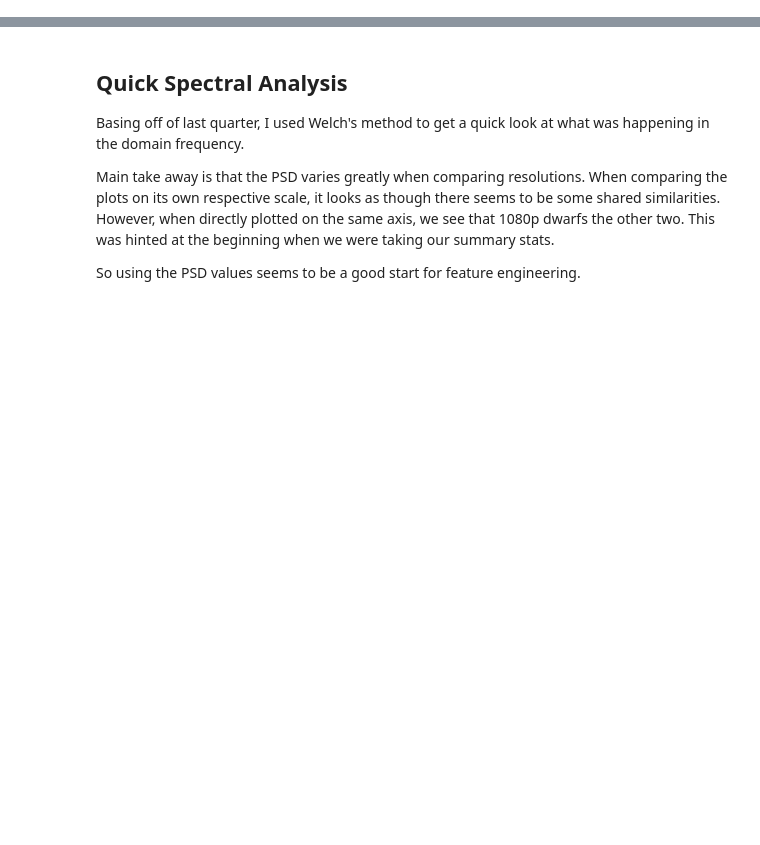
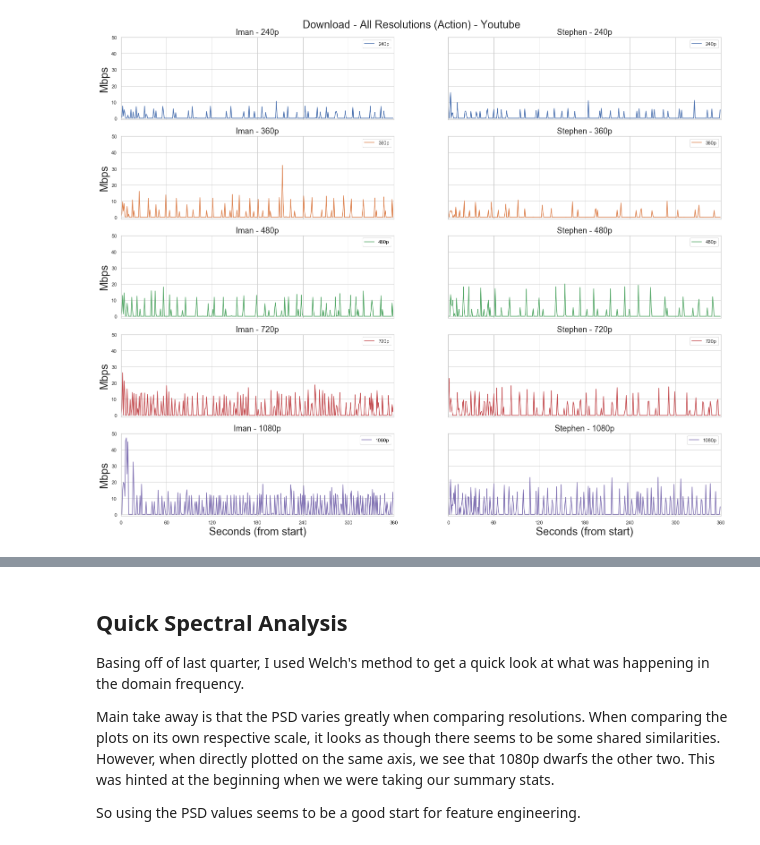
Before and after one commit to stephdoan/ResRecovery, a Jupyter notebook: notebooks/EDA.ipynb, the cells around one changed output, grey strips where cells are left out. Drawn from its saved outputs; the diff is of its cells as text; code cells hidden in the pictures; blank space fills up the shorter version.

```diff
--- a/notebooks/EDA.ipynb
+++ b/notebooks/EDA.ipynb
@@ -10,6 +10,7 @@ from scipy import signal
 
 import matplotlib.pyplot as plt
 import seaborn as sns
+sns.set()
 
 import warnings
 warnings.filterwarnings('ignore')
@@ -22,3 +24 @@ from utils import *
-# %%
-sns.set(rc={'figure.figsize':(20,5)})
 # %%
@@ -59,4 +46,14 @@ shs_high = filter_ip(shrimant_high)
 # %%
-stdoan_low = pd.read_csv(low_fp + 'stdoan-101-action-240p-20201127.csv')
-stdoan_med = pd.read_csv(med_fp + 'stdoan-101-action-480p-20201127.csv')
-stdoan_high = pd.read_csv(high_fp + 'stdoan-101-action-1080p-20201127.csv')
+stdoan_two_four = pd.read_csv(two_four_fp + "stdoan-101-action-240p-20201127.csv")
+stdoan_three_six = pd.read_csv(three_six_fp + "stdoan-101-action-360p-20201206.csv")
+stdoan_four_eight = pd.read_csv(four_eight_fp + "stdoan-101-action-480p-20201127.csv")
+stdoan_seven_two = pd.read_csv(seven_two_fp + "stdoan-101-action-720p-20201127.csv")
+stdoan_ten_eight = pd.read_csv(ten_eight_fp + "stdoan-101-action-1080p-20201127.csv")
+
+stdoan_two_four['resolution'] = '240p'
+stdoan_four_eight['resolution'] = '480p'
+stdoan_three_six['resolution'] = '360p'
+stdoan_seven_two['resolution'] = '720p'
+stdoan_ten_eight['resolution'] = '1080p'
+
+stdoan_df = pd.concat((stdoan_two_four, stdoan_three_six, stdoan_four_eight, stdoan_seven_two, stdoan_ten_eight))
@@ -110,0 +83,37 @@ plt.xlim(-2, 120)
+# %%
+N = 360
+x=np.arange(0, N)
+res_col = ["240p", "360p", "480p", "720p", "1080p"]
+iman_lst = [iman_two_four, iman_three_six, iman_four_eight, iman_seven_two, iman_ten_eight]
+stdoan_lst = [stdoan_two_four, stdoan_three_six, stdoan_four_eight, stdoan_seven_two, stdoan_ten_eight]
+color_lst = sns.color_palette()
+
+# multiple data transactions can happen at the same second.
+iman_bytes = [df.groupby('Time')['2->1Bytes'].sum()  * mbit_rate for df in iman_lst]
+stdoan_bytes = [df.groupby('Time')['2->1Bytes'].sum()  * mbit_rate for df in stdoan_lst]
+download_dict = {res_col[i]: (iman_bytes[i], stdoan_bytes[i], color_lst[i]) for i in np.arange(len(res_col))}
+
+# set up plot structure and labeling
+sns.set_style('whitegrid')
+fig, axes = plt.subplots(5, 2, figsize=(24, 18), sharex=True, sharey=True)
+
+# plot line graphs
+plot_idx = 0
+for res in download_dict.keys():
+  sns.lineplot(x, download_dict[res][0][:N], label=res, color=download_dict[res][2][:N], ax=axes[plot_idx, 0])
+  sns.lineplot(x, download_dict[res][1][:N], label=res, color=download_dict[res][2][:N], ax=axes[plot_idx, 1])
+  axes[plot_idx, 0].set_title("Iman - " + res, fontsize=18)
+  axes[plot_idx, 1].set_title("Stephen - " + res, fontsize=18)
+  plot_idx += 1
+
+# aesthetic
+plt.suptitle('Download - All Resolutions (Action) - Youtube', fontsize=24)
+plt.subplots_adjust(top=0.95)
+plt.setp(axes, xlim=(0, 360), xticks=[0, 60, 120, 180, 240, 300, 360], ylim=(-1, 50), yticks=[0, 10, 20, 30, 40, 50])
+
+for ax in axes.flat:
+    ax.set_xlabel("Seconds (from start)", fontsize=24)
+    ax.set_ylabel("Mbps", fontsize=24)
+    ax.label_outer()
+# %% [output]
+[figure, added]
```
Also changed, not shown: parts of 49 cells of this notebook, 1 other file.
